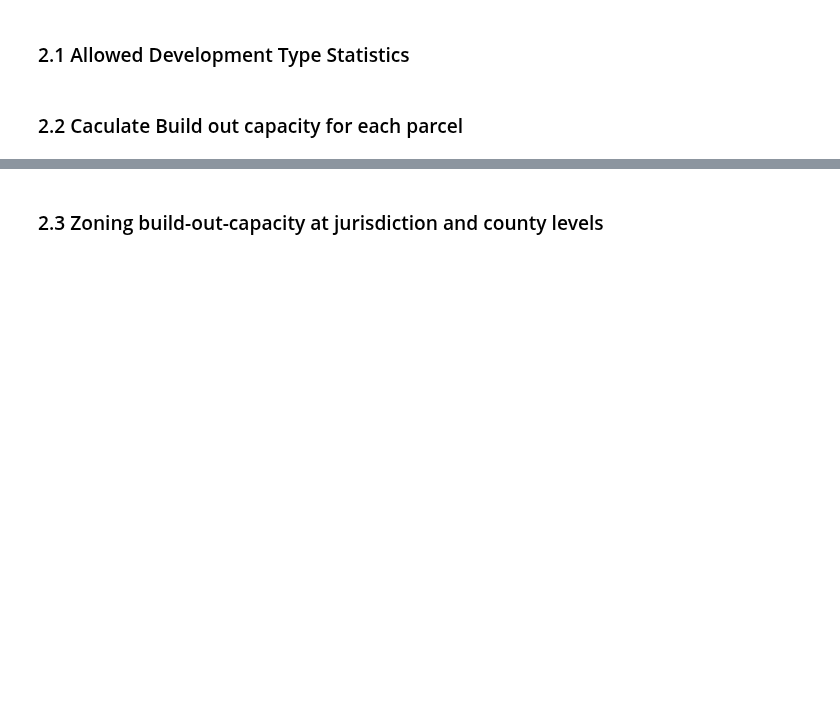
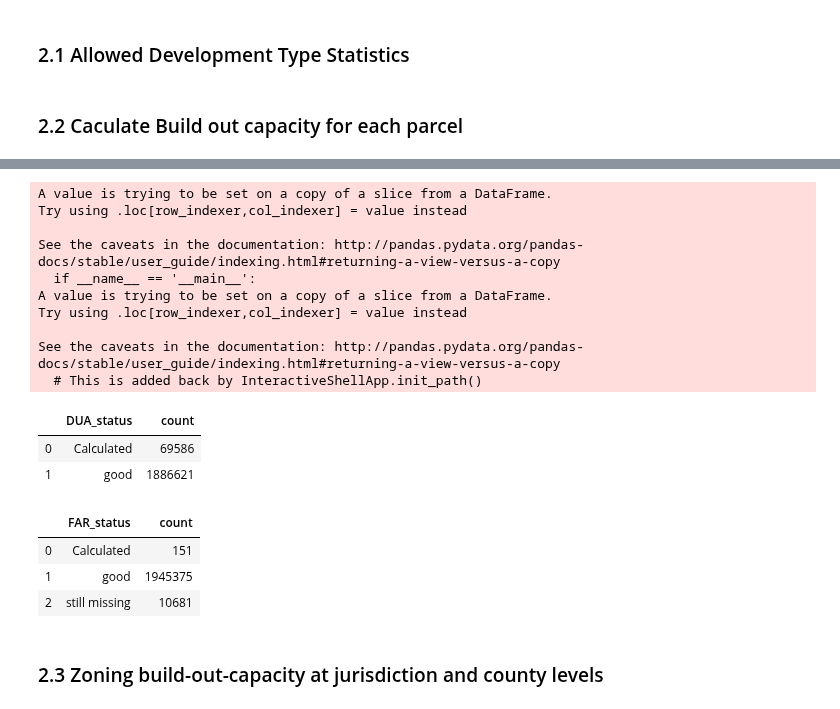
Before and after one commit to BayAreaMetro/petrale, a Jupyter notebook: policies/plu/BASIS_boc/PLU_BOC_capacity_calculation_map.ipynb, the cells around one changed output, grey strips where cells are left out. Cells and saved outputs as stored; diff of their text form; code cells hidden in the pictures; blank space fills up the shorter version.

```diff
--- a/policies/plu/BASIS_boc/PLU_BOC_capacity_calculation_map.ipynb
+++ b/policies/plu/BASIS_boc/PLU_BOC_capacity_calculation_map.ipynb
@@ -317,3 +406,36 @@ p10_capacity.to_csv('outputs/devCapacity_allAttrs.csv', index = False)
+# %%
+# Parcels missing intensity data
+missing = p10_capacity[['PARCEL_ID','COUNTY_ID','JURIS',
+                                  'allowRes_10','allowNonRes_10','allowRes_18','allowNonRes_18',
+                                  'MAX_DUA_10','MAX_DUA_18','MAX_FAR_10','MAX_FAR_18', 'NODEV_PBA40','NODEV_PBA50',
+                                  'BUILDING_TYPES_SOURCE_18','SOURCE_18',
+                                  'calc_DUA_10','calc_FAR_10','calc_DUA_18','calc_FAR_18']]
+#print(missing.dtypes)
+missing['DUA_status'] = np.where(missing['calc_DUA_18'] == 'Yuqi','Calculated',np.where((
+    missing['MAX_DUA_18'].isnull()) & (missing['NODEV_PBA50'] == 0) & (missing['allowRes_18'] == True),'still missing','good'))
+missing['FAR_status'] = np.where(missing['calc_FAR_18'] == 'Yuqi','Calculated',np.where(
+    (missing['MAX_FAR_18'].isnull()) & (missing['NODEV_PBA50'] == 0) & (missing['allowNonRes_18'] == True),'still missing','good'))
+
+display(missing.groupby(['DUA_status'])['PARCEL_ID'].count().reset_index().rename(columns = {'PARCEL_ID':'count'}))
+display(missing.groupby(['FAR_status'])['PARCEL_ID'].count().reset_index().rename(columns = {'PARCEL_ID':'count'}))
+# %% [output]
+A value is trying to be set on a copy of a slice from a DataFrame.
+Try using .loc[row_indexer,col_indexer] = value instead
+
+See the caveats in the documentation: http://pandas.pydata.org/pandas-docs/stable/user_guide/indexing.html#returning-a-view-versus-a-copy
+  if __name__ == '__main__':
+A value is trying to be set on a copy of a slice from a DataFrame.
+Try using .loc[row_indexer,col_indexer] = value instead
+
+See the caveats in the documentation: http://pandas.pydata.org/pandas-docs/stable/user_guide/indexing.html#returning-a-view-versus-a-copy
+  # This is added back by InteractiveShellApp.init_path()
+|  | DUA_status | count |
+| 0 | Calculated | 69586 |
+| 1 | good | 1886621 |
+|  | FAR_status | count |
+| 0 | Calculated | 151 |
+| 1 | good | 1945375 |
+| 2 | still missing | 10681 |
 # %% [markdown]
 ### 2.3 Zoning build-out-capacity at jurisdiction and county levels
 # %%
```
Also changed, not shown: parts of 28 cells of this notebook.
